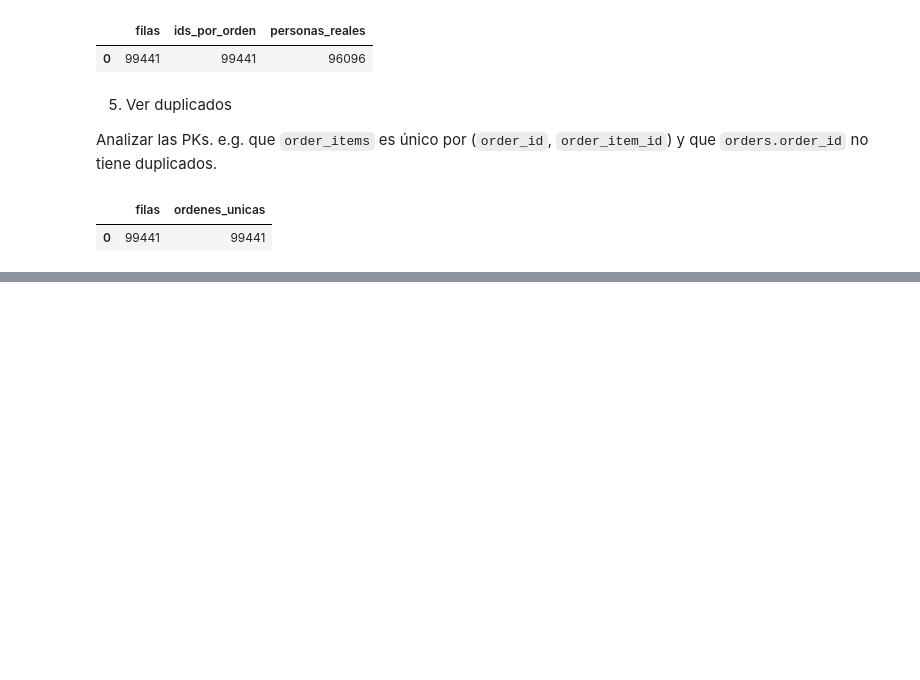
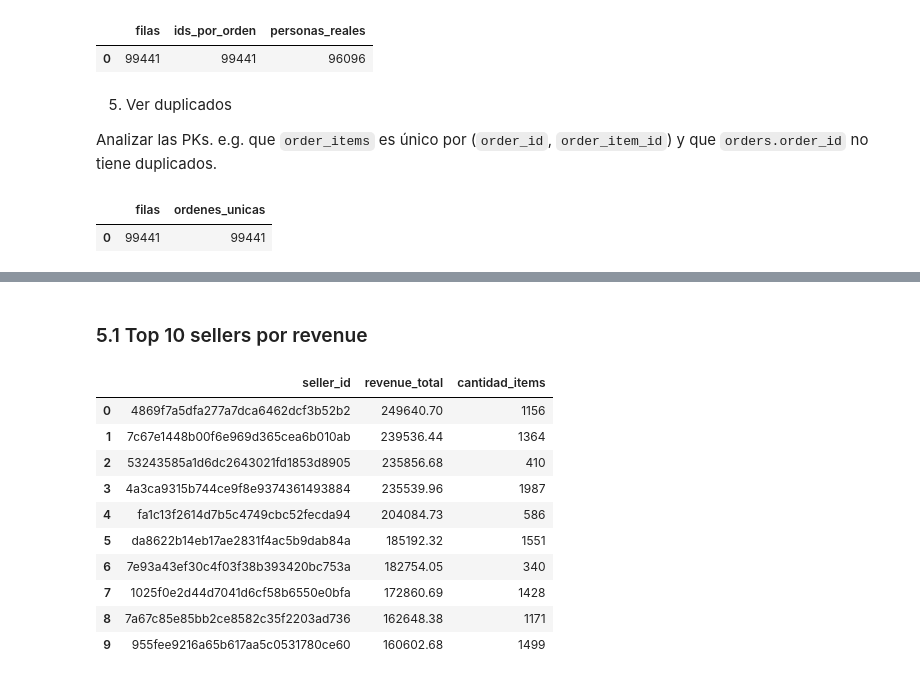
Before and after one commit to ENtiemEN/olist-customer-analysis, a Jupyter notebook: notebooks/01_setup.ipynb, the cells around one changed output, grey strips where cells are left out. Saved outputs shown, nothing was run; the diff lists cells and outputs as text; code cells hidden in the pictures; blank space fills up the shorter version.

```diff
--- a/notebooks/01_setup.ipynb
+++ b/notebooks/01_setup.ipynb
@@ -131,0 +460,25 @@ con.execute("""
+# %% [markdown]
+### 5.1 Top 10 sellers por revenue
+# %%
+con.execute("""
+    select
+        seller_id,
+        round(sum(valor_total), 2) as revenue_total,
+        count(*)        as cantidad_items
+    from marts.fct_items
+    group by seller_id
+    order by revenue_total desc
+    limit 10
+""").df()
+# %% [output]
+|  | seller_id | revenue_total | cantidad_items |
+| 0 | 4869f7a5dfa277a7dca6462dcf3b52b2 | 249640.70 | 1156 |
+| 1 | 7c67e1448b00f6e969d365cea6b010ab | 239536.44 | 1364 |
+| 2 | 53243585a1d6dc2643021fd1853d8905 | 235856.68 | 410 |
+| 3 | 4a3ca9315b744ce9f8e9374361493884 | 235539.96 | 1987 |
+| 4 | fa1c13f2614d7b5c4749cbc52fecda94 | 204084.73 | 586 |
+| 5 | da8622b14eb17ae2831f4ac5b9dab84a | 185192.32 | 1551 |
+| 6 | 7e93a43ef30c4f03f38b393420bc753a | 182754.05 | 340 |
+| 7 | 1025f0e2d44d7041d6cf58b6550e0bfa | 172860.69 | 1428 |
+| 8 | 7a67c85e85bb2ce8582c35f2203ad736 | 162648.38 | 1171 |
+| 9 | 955fee9216a65b617aa5c0531780ce60 | 160602.68 | 1499 |
```
Also changed, not shown: parts of 35 cells of this notebook, 16 other files.
